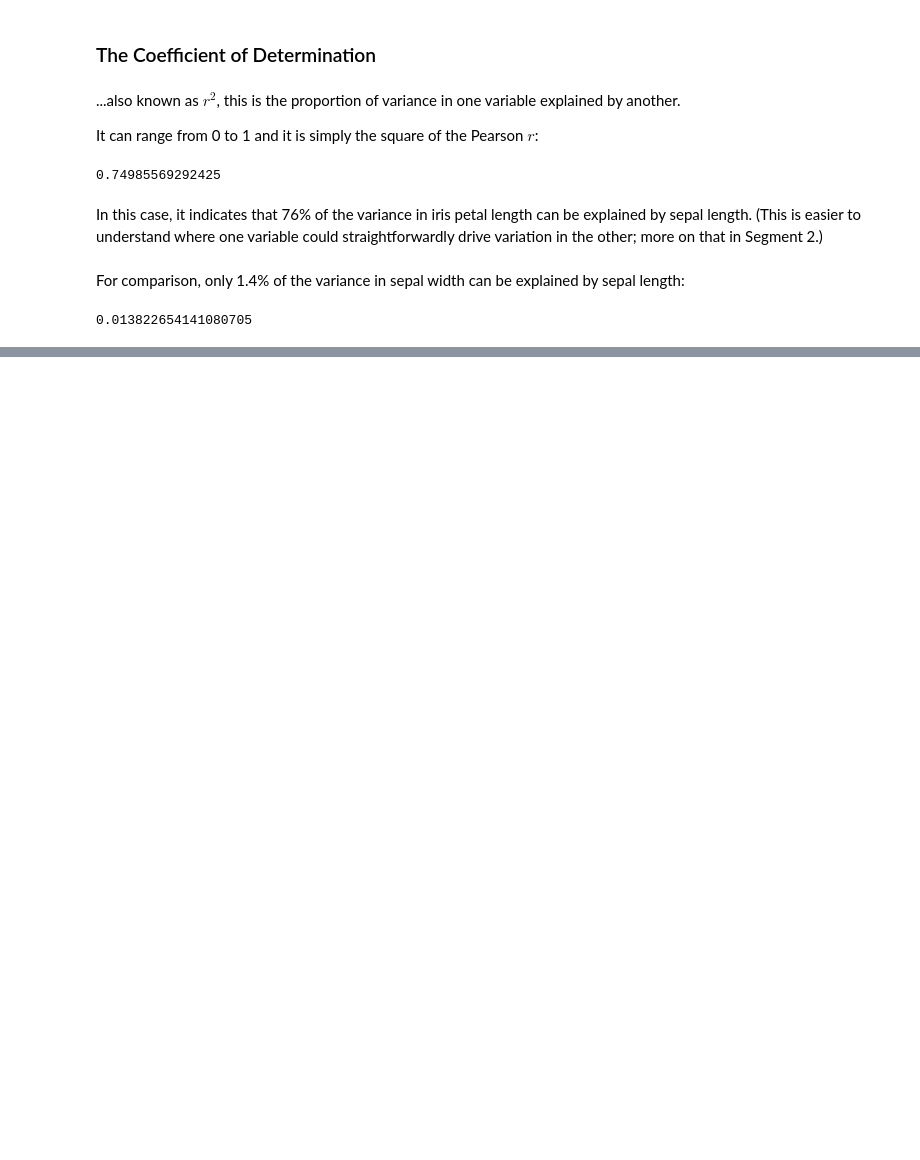
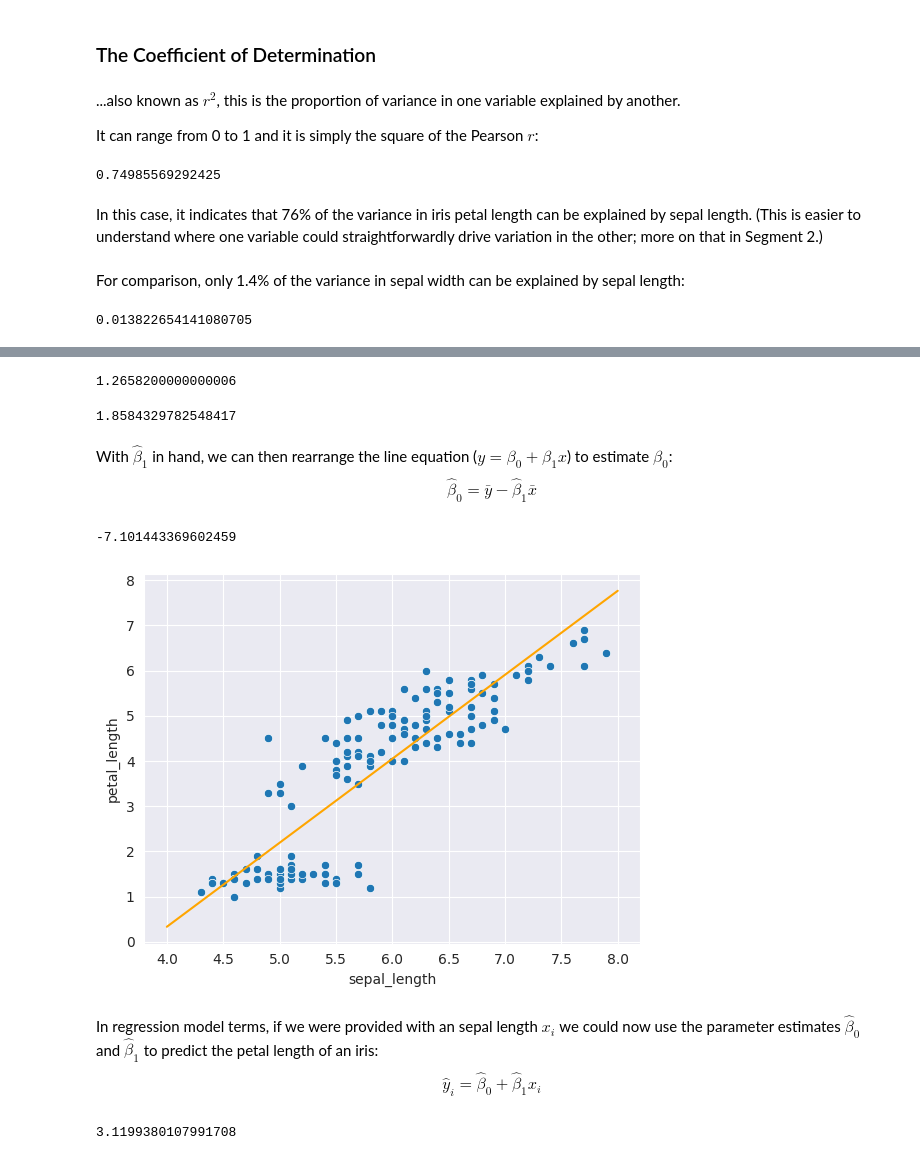
Before and after one commit to Krisho1/Machine-Learning-Foundations-Math-Probability-Statistics-and-Computer-Science-Python-Codes-, a Jupyter notebook: statistics.ipynb, the cells around one changed output, grey strips where cells are left out. Drawn from its saved outputs; the diff is of its cells as text; code cells hidden in the pictures; blank space fills up the shorter version.

```diff
--- a/statistics.ipynb
+++ b/statistics.ipynb
@@ -956,0 +984,28 @@ st.pearsonr(iris.sepal_length, iris.sepal_width)[0]**2
+# %%
+cov
+# %% [output]
+1.2658200000000006
+# %%
+beta1 = cov/(np.var(x))
+beta1
+# %% [output]
+1.8584329782548417
+# %% [markdown]
+With $\hat{\beta}_1$ in hand, we can then rearrange the line equation ($y = \beta_0 + \beta_1 x$) to estimate $\beta_0$:
+$$ \hat{\beta}_0 = \bar{y} - \hat{\beta}_1 \bar{x} $$
+# %%
+beta0 = ybar  - beta1*xbar
+beta0
+# %% [output]
+-7.101443369602459
+# %%
+xline = np.linspace(4,8,1000)
+yline = beta0 + beta1*xline
+# %%
+sns.scatterplot(x= x,y=y)
+_ = plt.plot(xline,yline, color = 'orange')
+# %% [output]
+[figure, added]
+# %% [markdown]
+In regression model terms, if we were provided with an sepal length $x_i$ we could now use the parameter estimates $\hat{\beta}_0$ and $\hat{\beta}_1$ to predict the petal length of an iris:
+$$ \hat{y}_i = \hat{\beta}_0 + \hat{\beta}_1 x_i $$
@@ -956,0 +1014,5 @@ st.pearsonr(iris.sepal_length, iris.sepal_width)[0]**2
+# %%
+y_i = beta0 + beta1*x_i
+y_i
+# %% [output]
+3.1199380107991708
```
Also changed, not shown: parts of 53 cells of this notebook.
